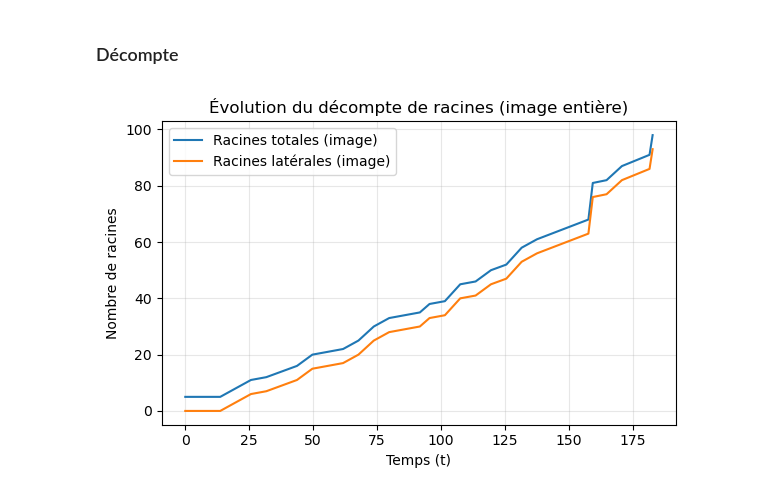
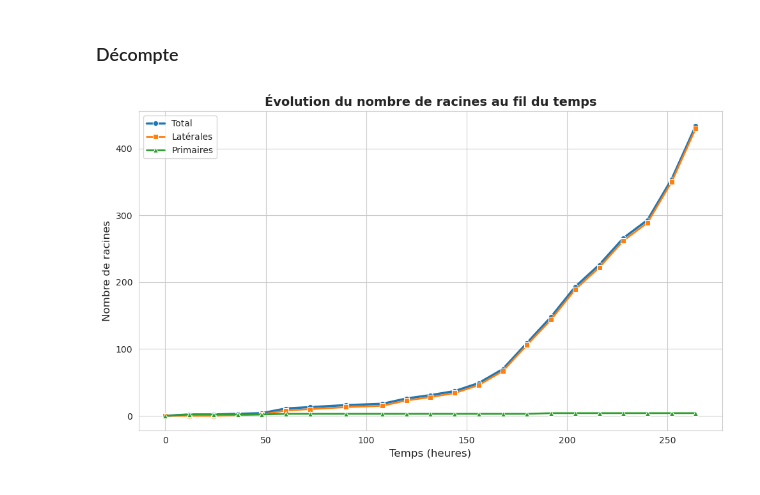
Before and after one commit to Money-eng/Benchmark_RST, a Jupyter notebook: notebook_rsml.ipynb, the cells around one changed output. Cells and saved outputs as stored; diff of their text form; code cells hidden in the pictures.

```diff
--- a/notebook_rsml.ipynb
+++ b/notebook_rsml.ipynb
@@ -111,12 +208,11 @@ t_values = list(range(0, t_max + 1))
 
 fig = plt.figure()
 ax = plt.gca()
-plot2d(extract_mtg_at_time_t(graph, t=-1))  # -1 = dernier état (d'après ta fonction)
+plot2d(extract_mtg_at_time_t(graph, t=-1),  markersize=0.1, img_file=img_slices[0])
 xmin, xmax = ax.get_xlim()
 ymin, ymax = ax.get_ylim()
 plt.close(fig)
 
-# 3) Pré-calcul des PNG en mémoire
 imgs = []
 progress = IntProgress(min=0, max=len(t_values), description="Pré-calcul…")
 status = HTML()
@@ -125,10 +221,10 @@ display(HBox([progress, status]))
 for i, t in enumerate(t_values):
     fig = plt.figure(figsize=(4, 4))
     ax = plt.gca()
-    plot2d(extract_mtg_at_time_t(graph, t=t))
+    plot2d(extract_mtg_at_time_t(graph, t=t),  markersize=0.1, img_file=img_slices[t])
     ax.set_xlim(xmin, xmax)
     ax.set_ylim(ymin, ymax)
-    ax.set_aspect('equal', adjustable='box')  # évite l’étirement entre frames
+    ax.set_aspect('equal', adjustable='box')
     ax.set_title(f"t = {t} {time_label}")
 
     buf = io.BytesIO()
@@ -141,7 +237,6 @@ for i, t in enumerate(t_values):
 
 status.value = f"OK ({len(t_values)} images)"
 
-# 4) UI: Image + Slider + Play (aucun re-plot en callback)
 img_widget = Image(value=imgs[0], format='png')
 slider = IntSlider(min=0, max=len(t_values)-1, step=1, value=0, description=f"t ({time_label})")
 play = Play(interval=200, value=0, min=0, max=len(t_values)-1, step=1)
@@ -225,16 +321,16 @@ Nombre de racines de la plante d'indice 20 jusqu'à la 10eme capture après la p
 # %%
-def compte_nombres_racines_laterales(graph, plant_index = None, time = None):
+def compte_nombres_racines_laterales(graph, root_index = None, time = None):
     """
     Compte le nombre de racines latérales dans le graph.
-    Si plant_index est fourni, compte le nombre de racines latérales pour la plante d'indice plant_index.
+    Si root_index est fourni, compte le nombre de racines latérales pour la plante d'indice root_index.
     """
     mtg = deepcopy(graph)
     if time is not None:
         mtg = extract_mtg_at_time_t(mtg, time)
-    if plant_index is not None:
+    if root_index is not None:
         from rsml.misc import root_vertices
         from openalea.mtg import MTG
-        subgraph = MTG.sub_mtg(mtg, plant_index)
+        subgraph = MTG.sub_mtg(mtg, root_index)
         rv = root_vertices(subgraph)
         lateral_vertices = [v for v in rv if subgraph.parent(v) is not None]
         return len(lateral_vertices) if lateral_vertices else 0.0
@@ -245,5 +341,6 @@ def compte_nombres_racines_laterales(graph, plant_index = None, time = None):
     return len(lateral_vertices) if lateral_vertices else 0.0
 
 print("Nombre de racines latérales dans l'image:", compte_nombres_racines_laterales(graph))
-print("Nombre de racines latérales de la plante d'indice 20:", compte_nombres_racines_laterales(graph, plant_index=indices_plantes[3]))
+print(f"Nombre de racines latérales associée à la primaire d'indice {indices_racines[3]}:", compte_nombres_racines_laterales(graph, root_index=indices_racines[3]))
+print(f"Nombre de racines latérales associée à la primaire d'indice {indices_racines[3]}:", compte_nombres_racines_laterales(graph, root_index=indices_racines[1], time=0))
 # %% [output]
@@ -567,35 +678,46 @@ def plot_series(ts_dict, title, ylabel, xlabel="Temps (t)", legend_loc="best"):
 # %% [markdown]
 ### Décompte
 # %%
-# %% [markdown]
-# ### Décompte : nb de racines (total et latérales)
+import seaborn as sns
+import matplotlib.pyplot as plt
+import pandas as pd
 
-# %%
-# 1) Image entière
-roots_total_all = serie_temps(compte_nombres_racines, plant_index=None)
-roots_lat_all   = serie_temps(compte_nombres_racines_laterales, plant_index=None)
+# Créer un DataFrame avec l'évolution du nombre de racines au fil du temps
+data = []
+for i, t in enumerate(T):
+    # Nombre total de racines
+    total_roots = compte_nombres_racines(graph, root_index=None, time=i)
+    # Nombre de racines latérales
+    lateral_roots = compte_nombres_racines_laterales(graph, root_index=None, time=i)
+    # Nombre de racines primaires (total - latérales)
+    primary_roots = total_roots - lateral_roots
 
-plot_series(
-    {
-        "Racines totales (image)": roots_total_all,
-        "Racines latérales (image)": roots_lat_all,
-    },
-    title="Évolution du décompte de racines (image entière)",
-    ylabel="Nombre de racines"
-)
+    data.append({
+        'Temps (h)': t,
+        'Racines totales': total_roots,
+        'Racines latérales': lateral_roots,
+        'Racines primaires': primary_roots
+    })
 
-# 2) Pour une plante
-if TARGET_PLANT is not None:
-    roots_total_plant = serie_temps(compte_nombres_racines, plant_index=TARGET_PLANT)
-    roots_lat_plant   = serie_temps(compte_nombres_racines_laterales, plant_index=TARGET_PLANT)
+df_roots = pd.DataFrame(data)
 
-    plot_series(
-        {
-            f"Racines totales (plante {TARGET_PLANT})": roots_total_plant,
-            f"Racines latérales (plante {TARGET_PLANT})": roots_lat_plant,
-        },
-        title=f"Évolution du décompte (plante {TARGET_PLANT})",
-        ylabel="Nombre de racines"
-    )
+# Plot avec seaborn
+plt.figure(figsize=(10, 6))
+sns.set_style("whitegrid")
+
+# Tracer les différentes catégories de racines
+sns.lineplot(data=df_roots, x='Temps (h)', y='Racines totales', marker='o', label='Total', linewidth=2.5)
+sns.lineplot(data=df_roots, x='Temps (h)', y='Racines latérales', marker='s', label='Latérales', linewidth=2)
+sns.lineplot(data=df_roots, x='Temps (h)', y='Racines primaires', marker='^', label='Primaires', linewidth=2)
+
+plt.xlabel('Temps (heures)', fontsize=12)
+plt.ylabel('Nombre de racines', fontsize=12)
+plt.title('Évolution du nombre de racines au fil du temps', fontsize=14, fontweight='bold')
+plt.legend(fontsize=10)
+plt.tight_layout()
+plt.show()
+
+# Afficher aussi le DataFrame
+df_roots
 # %% [output]
-[figure, old version]
+[figure, new version]
```
Also changed, not shown: parts of 45 cells of this notebook, 7 other files.
